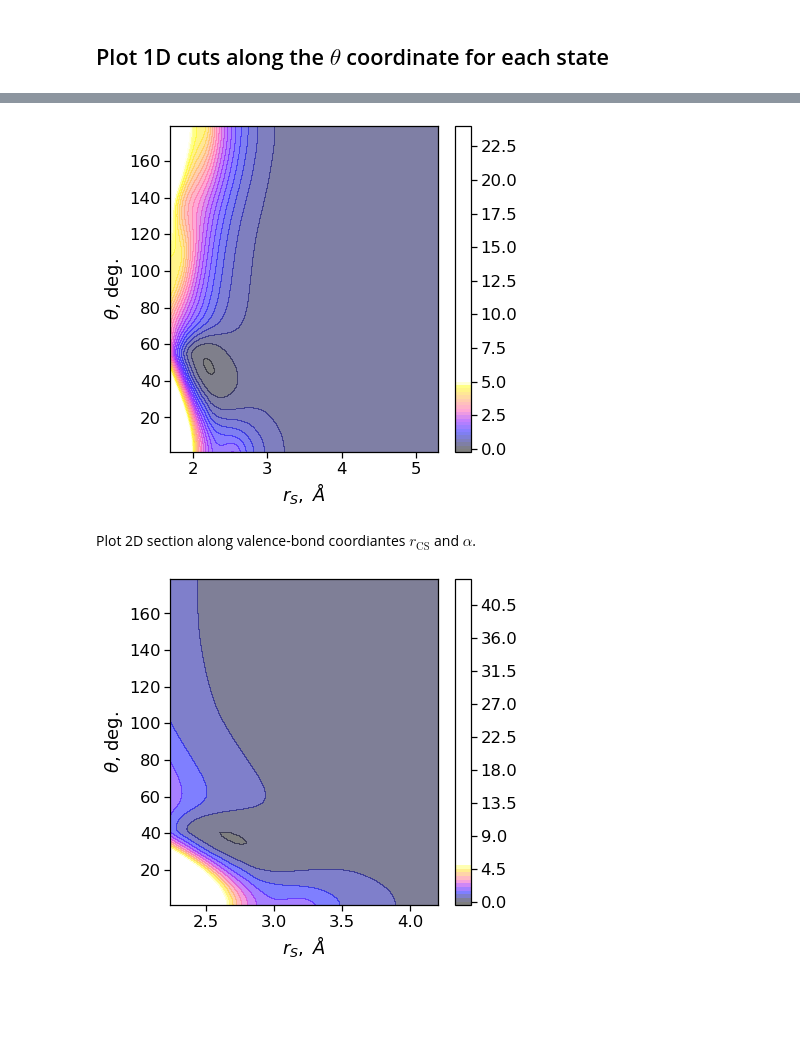
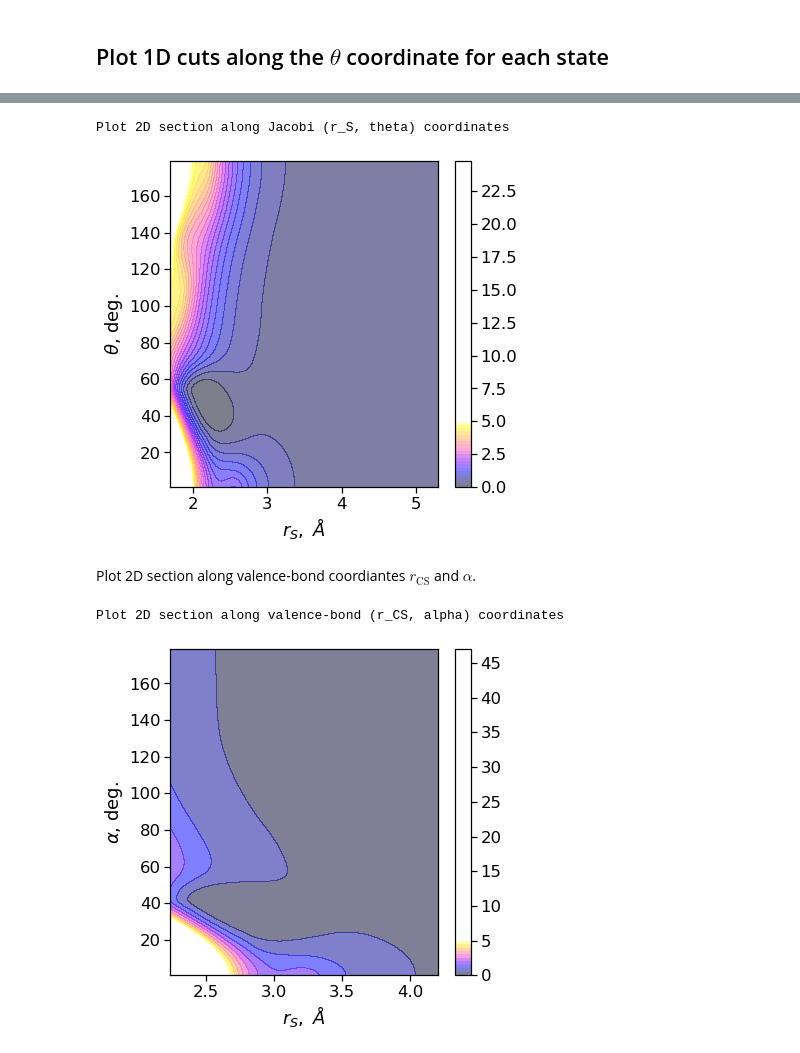
Before and after one commit to yachmena/Tutorial-OCS-vibrations, a Jupyter notebook: ocs_potential.ipynb, the cells around one changed output, grey strips where cells are left out. Drawn from its saved outputs; the diff is of its cells as text; code cells hidden in the pictures; blank space fills up the shorter version.

```diff
--- a/ocs_potential.ipynb
+++ b/ocs_potential.ipynb
@@ -116,8 +150,8 @@ file_list = [
     ("ocs-X-state-pes_1_0.dat", 1, ("$X=1^1A'$",)),
     ("ocs-singlet-ap.dat", 3, ("$1^1A'$", "$2^1A'$", "$3^1A'$")),
     ("ocs-singlet-app.dat", 3, ("$1^1A''$", "$2^1A''$", "$3^1A''$")),
-    # ("ocs-triplet-ap.dat", 3, ("$1^3A'$", "$2^3A'$", "$3^3A'$")),
-    # ("ocs-triplet-app.dat", 3, ("$1^3A''$", "$2^3A''$", "$3^3A''$")),
+    ("ocs-triplet-ap.dat", 3, ("$1^3A'$", "$2^3A'$", "$3^3A'$")),
+    ("ocs-triplet-app.dat", 3, ("$1^3A''$", "$2^3A''$", "$3^3A''$")),
 ]
 
 # load all potentials and store in list
@@ -203,6 +259,7 @@ grid = np.stack([elem.ravel() for elem in mesh], axis=-1)
 v = potential.pes(grid)
 v = v.reshape(100, 100)
 
+print("Plot 2D section along Jacobi (r_S, theta) coordinates")
 plt.contourf(
     mesh[0][0, :, :],
     mesh[2][0, :, :] * 180 / np.pi,
@@ -218,7 +275,8 @@ plt.ylabel("$\\theta$, deg.")
 plt.colorbar()
 plt.show()
 # %% [output]
+Plot 2D section along Jacobi (r_S, theta) coordinates
-[figure, old version]
+[figure, new version]
 # %% [markdown]
 Plot 2D section along valence-bond coordiantes $r_\text{CS}$ and $\alpha$.
 # %%
@@ -232,32 +290,34 @@ valence_min, valence_max, valence_eq = cartesian_to_valence_batch(
 )
 
 # mesh grid in valence-bond coordinates
 mesh = np.meshgrid(
     np.array([valence_eq[0]]),
     np.linspace(valence_min[1], valence_max[1], 100),
     np.linspace(valence_min[2], valence_max[2], 100),
 )
 
 # Cartesian-product grid
 grid = np.stack([elem.ravel() for elem in mesh], axis=-1)
 
 # evaluate potential: valence-bond -> cartesian -> Jacobi -> potential
 v = potential.pes(cartesian_to_jacobi_batch(valence_to_cartesian_batch(grid)))
 v = v.reshape(100, 100)
 
+print("Plot 2D section along valence-bond (r_CS, alpha) coordinates")
 plt.contourf(
     mesh[1][:, 0, :],
     mesh[2][:, 0, :] * 180 / np.pi,
     (v - potential.e0) * hartree_to_ev,
     100,
     alpha=0.5,
     cmap=cm.gnuplot2,
     vmin=0,
     vmax=5,
 )
 plt.xlabel("$r_S,~\AA$")
-plt.ylabel("$\\theta$, deg.")
+plt.ylabel("$\\alpha$, deg.")
 plt.colorbar()
 plt.show()
 # %% [output]
+Plot 2D section along valence-bond (r_CS, alpha) coordinates
-[figure, old version]
+[figure, new version]
```
Also changed, not shown: parts of 4 cells of this notebook, 2 other files.
